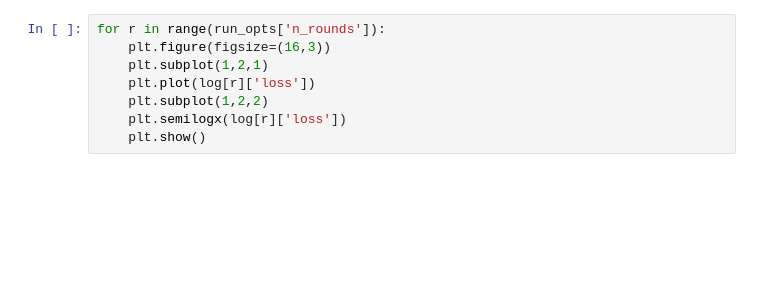
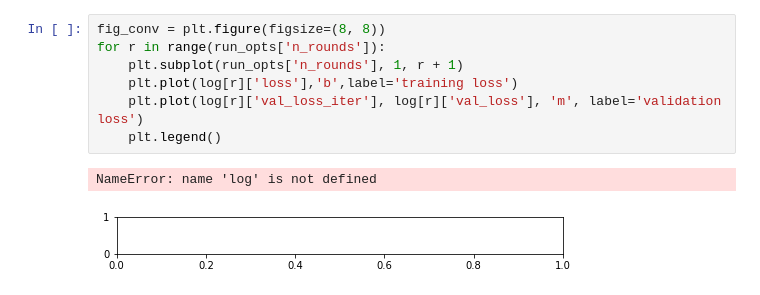
Before and after one commit to mackelab/lfi-experiments, a Jupyter notebook: snpec/rps.ipynb, the cells around one changed output. Cells and saved outputs as stored; diff of their text form; blank space fills up the shorter version.

```diff
--- a/snpec/rps.ipynb
+++ b/snpec/rps.ipynb
@@ -85,8 +145,10 @@ log, trn_data, posteriors = inf.run(**run_opts)
 # %%
+fig_conv = plt.figure(figsize=(8, 8))
 for r in range(run_opts['n_rounds']):
-    plt.figure(figsize=(16,3))
-    plt.subplot(1,2,1)
-    plt.plot(log[r]['loss'])
-    plt.subplot(1,2,2)
-    plt.semilogx(log[r]['loss'])
-    plt.show()
+    plt.subplot(run_opts['n_rounds'], 1, r + 1)
+    plt.plot(log[r]['loss'],'b',label='training loss')
+    plt.plot(log[r]['val_loss_iter'], log[r]['val_loss'], 'm', label='validation loss')
+    plt.legend()
+# %% [output]
+NameError: name 'log' is not defined
+[figure, added]
```
Also changed, not shown: parts of 20 cells of this notebook.
